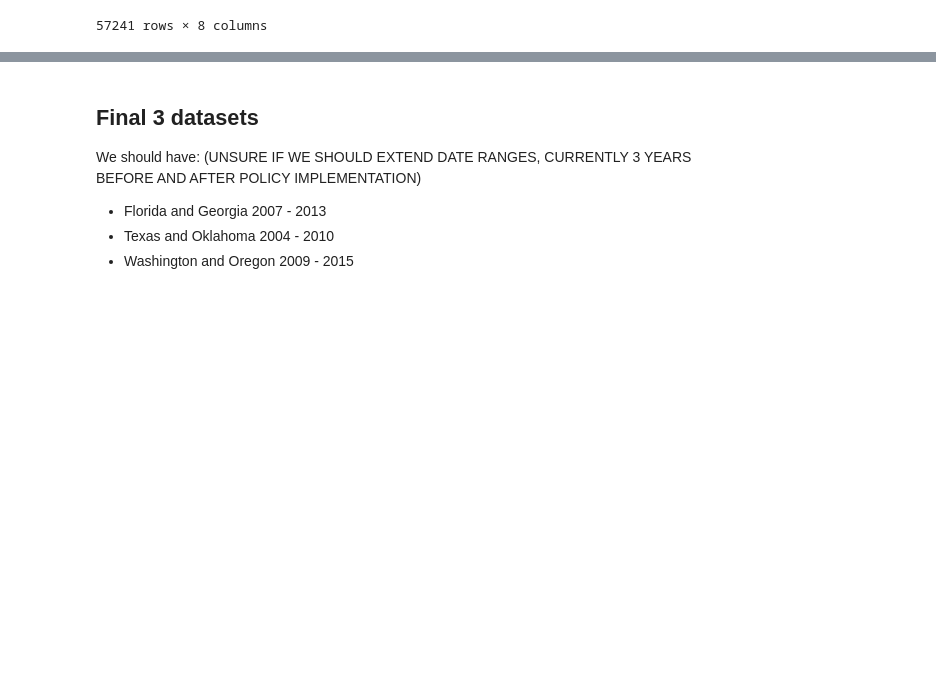
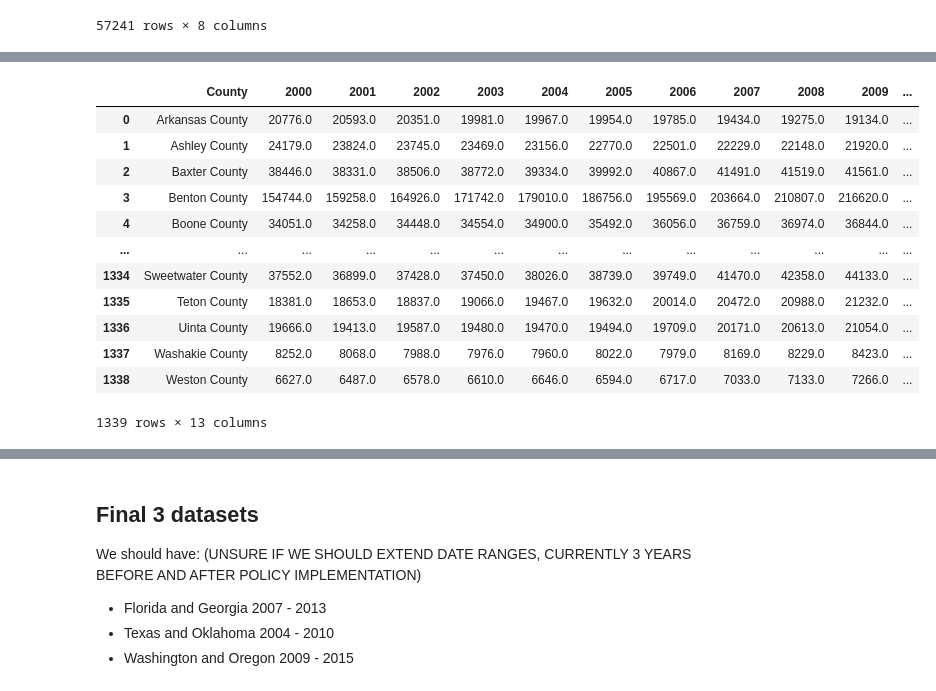
Before and after one commit to abzdel/Opioid-Analysis, a Jupyter notebook: 02_clean_data.ipynb, the cells around one changed output, grey strips where cells are left out. Drawn from its saved outputs; the diff is of its cells as text; code cells hidden in the pictures; blank space fills up the shorter version.

Commit message:
added imports + cleaning for 2000s data. moving on to 2010s

```diff
--- a/02_clean_data.ipynb
+++ b/02_clean_data.ipynb
@@ -184,0 +205,48 @@ df_cause_of_death.to_csv("05_cleaned_data/cause_of_death_clean.csv", index=False
+# %%
+pops00 = pd.DataFrame()
+
+# add every excel file in 00_source_data/county_pop/2000s to pops00
+
+path = r"00_source_data/county_pop/2000s/" # point to correct folder
+filenames = glob.glob(path + "*.xls")
+
+for f in filenames:
+
+    temp = pd.read_excel(f, header=3)
+
+    # regex to pull out state from filename
+    r = re.search("(2000s)(.)(\w+)", f)[3]
+    temp["State"] = r[:2].upper()
+
+    # drop null on any of the years
+    temp.dropna(subset=[2000], inplace=True)
+
+    #drop useless columns
+    temp.drop(columns={"Unnamed: 1", "Unnamed: 13"}, inplace=True)
+
+    # drop first row
+    temp = temp.iloc[1:, :]
+
+    # rename some cols
+    temp.rename(columns={"Unnamed: 0": "County", "Unnamed: 12": 2010}, inplace=True)
+
+    # remove period at beginning of each county
+    temp["County"] = temp["County"].apply(lambda x: x[1:])
+
+    pops00 = pd.concat([pops00, temp], axis=0, ignore_index=True)
+
+pops00
+# %% [output]
+|  | County | 2000 | 2001 | 2002 | 2003 | 2004 | 2005 | 2006 | 2007 | 2008 | 2009 | ... |
+| 0 | Arkansas County | 20776.0 | 20593.0 | 20351.0 | 19981.0 | 19967.0 | 19954.0 | 19785.0 | 19434.0 | 19275.0 | 19134.0 | ... |
+| 1 | Ashley County | 24179.0 | 23824.0 | 23745.0 | 23469.0 | 23156.0 | 22770.0 | 22501.0 | 22229.0 | 22148.0 | 21920.0 | ... |
+| 2 | Baxter County | 38446.0 | 38331.0 | 38506.0 | 38772.0 | 39334.0 | 39992.0 | 40867.0 | 41491.0 | 41519.0 | 41561.0 | ... |
+| 3 | Benton County | 154744.0 | 159258.0 | 164926.0 | 171742.0 | 179010.0 | 186756.0 | 195569.0 | 203664.0 | 210807.0 | 216620.0 | ... |
+| 4 | Boone County | 34051.0 | 34258.0 | 34448.0 | 34554.0 | 34900.0 | 35492.0 | 36056.0 | 36759.0 | 36974.0 | 36844.0 | ... |
+| ... | ... | ... | ... | ... | ... | ... | ... | ... | ... | ... | ... | ... |
+| 1334 | Sweetwater County | 37552.0 | 36899.0 | 37428.0 | 37450.0 | 38026.0 | 38739.0 | 39749.0 | 41470.0 | 42358.0 | 44133.0 | ... |
+| 1335 | Teton County | 18381.0 | 18653.0 | 18837.0 | 19066.0 | 19467.0 | 19632.0 | 20014.0 | 20472.0 | 20988.0 | 21232.0 | ... |
+| 1336 | Uinta County | 19666.0 | 19413.0 | 19587.0 | 19480.0 | 19470.0 | 19494.0 | 19709.0 | 20171.0 | 20613.0 | 21054.0 | ... |
+| 1337 | Washakie County | 8252.0 | 8068.0 | 7988.0 | 7976.0 | 7960.0 | 8022.0 | 7979.0 | 8169.0 | 8229.0 | 8423.0 | ... |
+| 1338 | Weston County | 6627.0 | 6487.0 | 6578.0 | 6610.0 | 6646.0 | 6594.0 | 6717.0 | 7033.0 | 7133.0 | 7266.0 | ... |
+1339 rows × 13 columns
```
Also changed, not shown: parts of 7 cells of this notebook.
